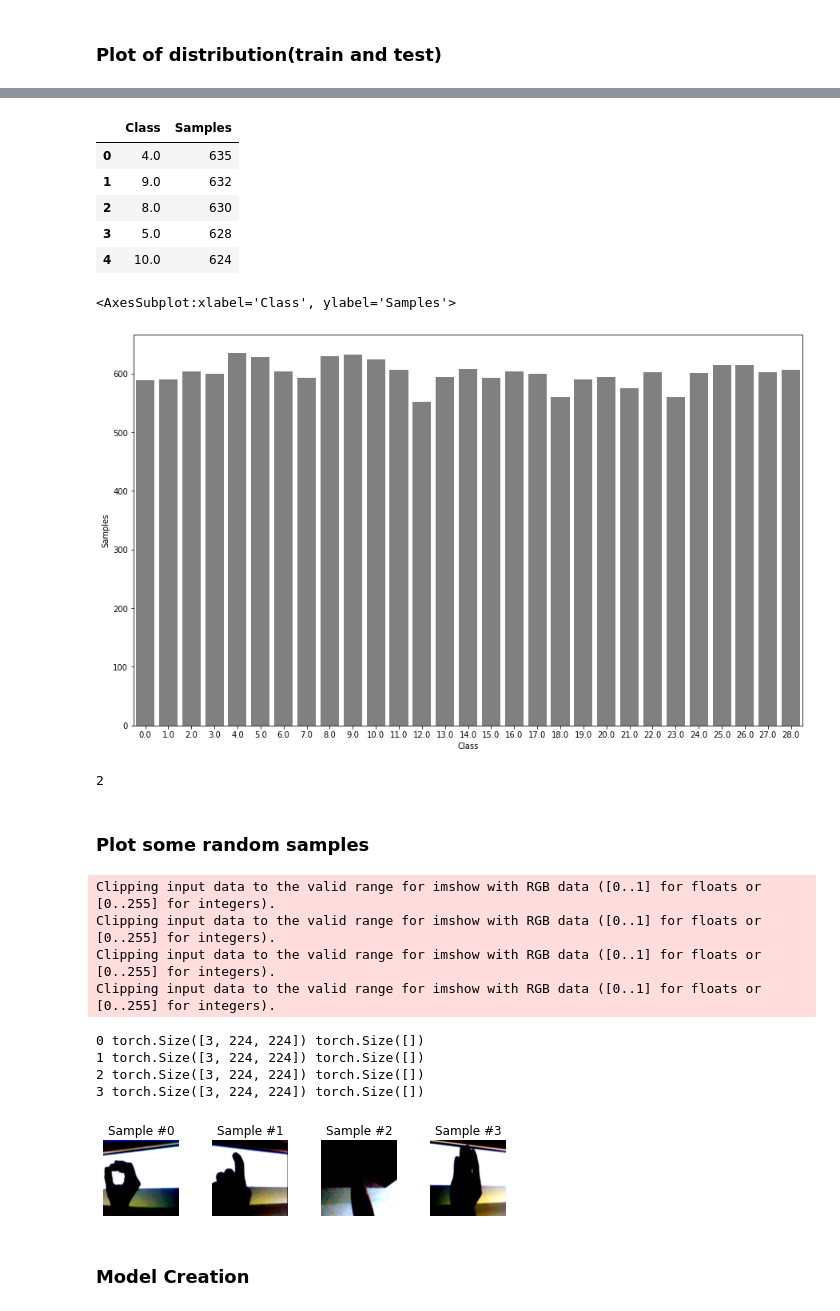
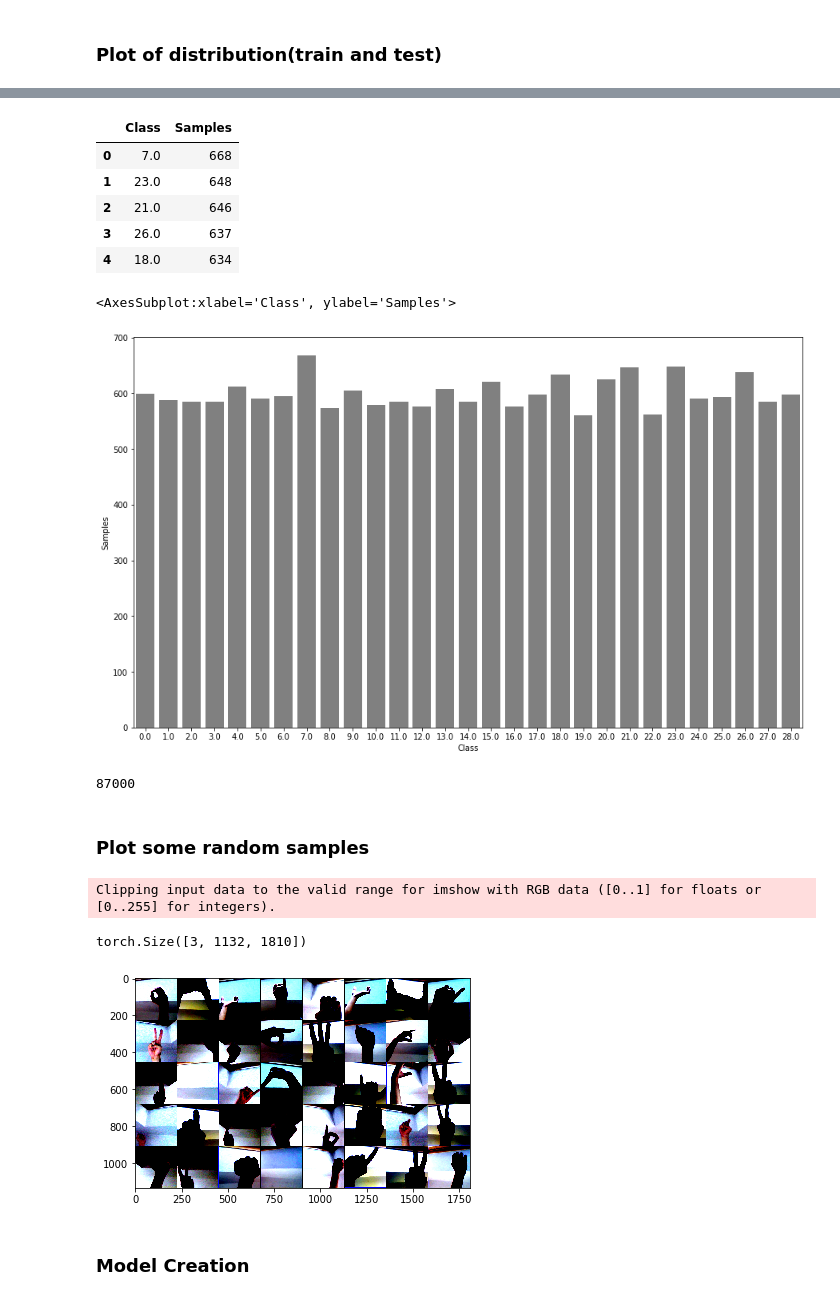
Before and after one commit to zero-aysd/american_sign_language, a Jupyter notebook: sign_lang_classifier.ipynb, the cells around one changed output, grey strips where cells are left out. Cells and saved outputs as stored; diff of their text form; code cells hidden in the pictures.

```diff
--- a/sign_lang_classifier.ipynb
+++ b/sign_lang_classifier.ipynb
@@ -42,17 +29,17 @@ root_path = './Train'
 # %% [output]
 ['A', 'B', 'C', 'D', 'E', 'F', 'G', 'H', 'I', 'J', 'K', 'L', 'M', 'N', 'O', 'P', 'Q', 'R', 'S', 'T', 'U', 'V', 'W', 'X', 'Y', 'Z', 'del', 'nothing', 'space']
 # %%
-from tqdm import tqdm
 
 
-for idx, dir_path in tqdm(enumerate(dir_paths), total=len(dir_paths)):
-    all_images = os.listdir(f'{root_path}/{dir_path}')
-    os.makedirs(f"./preprocessed_image/{dir_path}", exist_ok=True)
-    for i in range(num_images):
-        rand_id = random.randint(0, 2999)
-        image = cv2.imread(f'{root_path}/{dir_path}/{all_images[rand_id]}')
-        image = cv2.resize(image, (244, 244))
-        cv2.imwrite(f"./preprocessed_image/{dir_path}/{dir_path}{i}.jpg", image)
+
+# for idx, dir_path in tqdm(enumerate(dir_paths), total=len(dir_paths)):
+#     all_images = os.listdir(f'{root_path}/{dir_path}')
+#     os.makedirs(f"./preprocessed_image/{dir_path}", exist_ok=True)
+#     for i in range(num_images):
+#         rand_id = random.randint(0, 2999)
+#         image = cv2.imread(f'{root_path}/{dir_path}/{all_images[rand_id]}')
+#         image = cv2.resize(image, (244, 244))
+#         cv2.imwrite(f"./preprocessed_image/{dir_path}/{dir_path}{i}.jpg", image)
 # %%
 # building data.csv containing image_paths and its labels
 
@@ -134,23 +121,23 @@ df_test.columns = ['Class', 'Samples']
 df_test.head()
 # %% [output]
 |  | Class | Samples |
-| 0 | 4.0 | 635 |
-| 1 | 9.0 | 632 |
-| 2 | 8.0 | 630 |
-| 3 | 5.0 | 628 |
-| 4 | 10.0 | 624 |
+| 0 | 7.0 | 668 |
+| 1 | 23.0 | 648 |
+| 2 | 21.0 | 646 |
+| 3 | 26.0 | 637 |
+| 4 | 18.0 | 634 |
 # %%
 plt.figure(figsize=(15, 9))
 sns.barplot(df_test.Class, df_test.Samples, color='gray')
 # %% [output]
 <AxesSubplot:xlabel='Class', ylabel='Samples'>
-[figure, old version]
+[figure, new version]
 # %%
 data.to_csv('./data.csv', index=False)
 # %%
 len(data)
 # %% [output]
-2
+87000
 # %%
 class ASL_dataset(Dataset):
 
@@ -195,32 +182,23 @@ class ASL_dataset(Dataset):
 
 ### Plot some random samples
 # %%
-asl_dataset = ASL_dataset(csv_path='./data.csv')
+asl_dataset = ASL_dataset(csv_path='./test_set.csv')
 # print(len(asl_dataset))
 import matplotlib.pyplot as plt
-for i in range(len(asl_dataset)):
+x_train = []
+for i in range(0,400,10):
     sample = asl_dataset[i]
-    print(i, sample['image'].shape, sample['labels'].shape)
+    x_train.append(sample['image'])
 
-    ax = plt.subplot(1, 4, i + 1)
-    plt.tight_layout()
-    ax.set_title('Sample #{}'.format(i))
-    ax.axis('off')
-    plt.imshow(np.transpose(sample['image'].numpy(), (1, 2, 0)), interpolation='gaussian')
-
-    if i == 3:
-        plt.show()
-        break
+# make a grid of 40 images, 8 images per row
+x_grid=utils.make_grid(x_train[:40], nrow=8, padding=2)
+print(x_grid.shape)
+# call helper function
+show(x_grid)
 # %% [output]
 Clipping input data to the valid range for imshow with RGB data ([0..1] for floats or [0..255] for integers).
-Clipping input data to the valid range for imshow with RGB data ([0..1] for floats or [0..255] for integers).
-Clipping input data to the valid range for imshow with RGB data ([0..1] for floats or [0..255] for integers).
-Clipping input data to the valid range for imshow with RGB data ([0..1] for floats or [0..255] for integers).
-0 torch.Size([3, 224, 224]) torch.Size([])
-1 torch.Size([3, 224, 224]) torch.Size([])
-2 torch.Size([3, 224, 224]) torch.Size([])
-3 torch.Size([3, 224, 224]) torch.Size([])
+torch.Size([3, 1132, 1810])
-[figure, old version]
+[figure, new version]
 # %% [markdown]
 ###  Model Creation
 # %%
```
Also changed, not shown: parts of 28 cells of this notebook, 2 other files.
